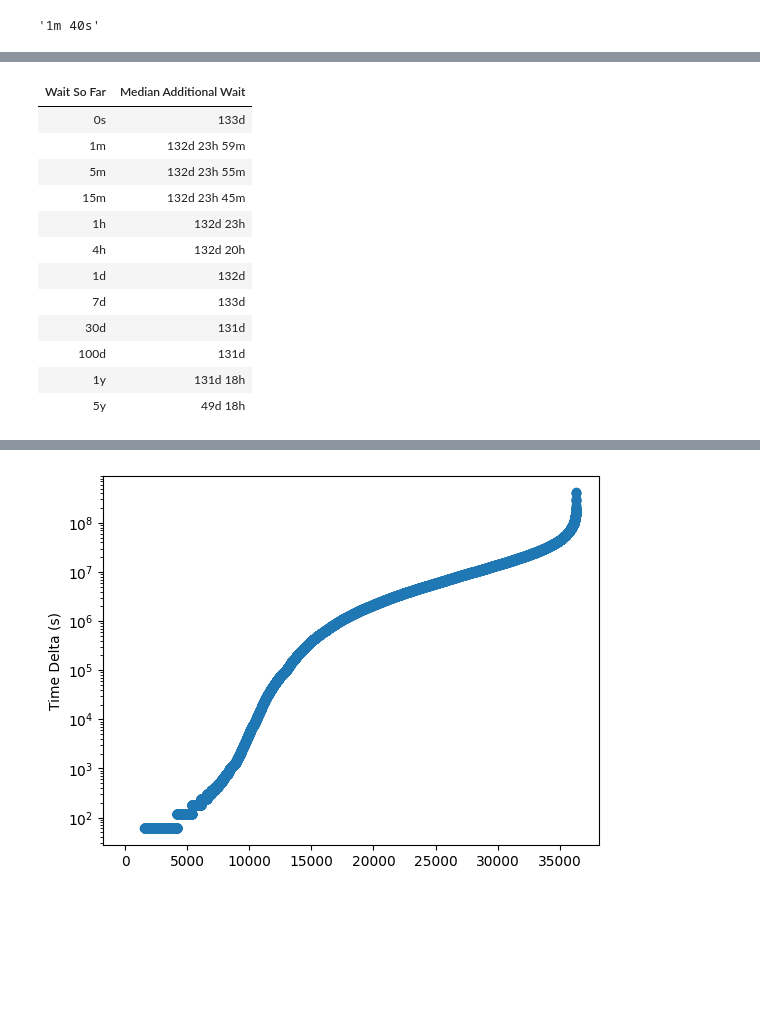
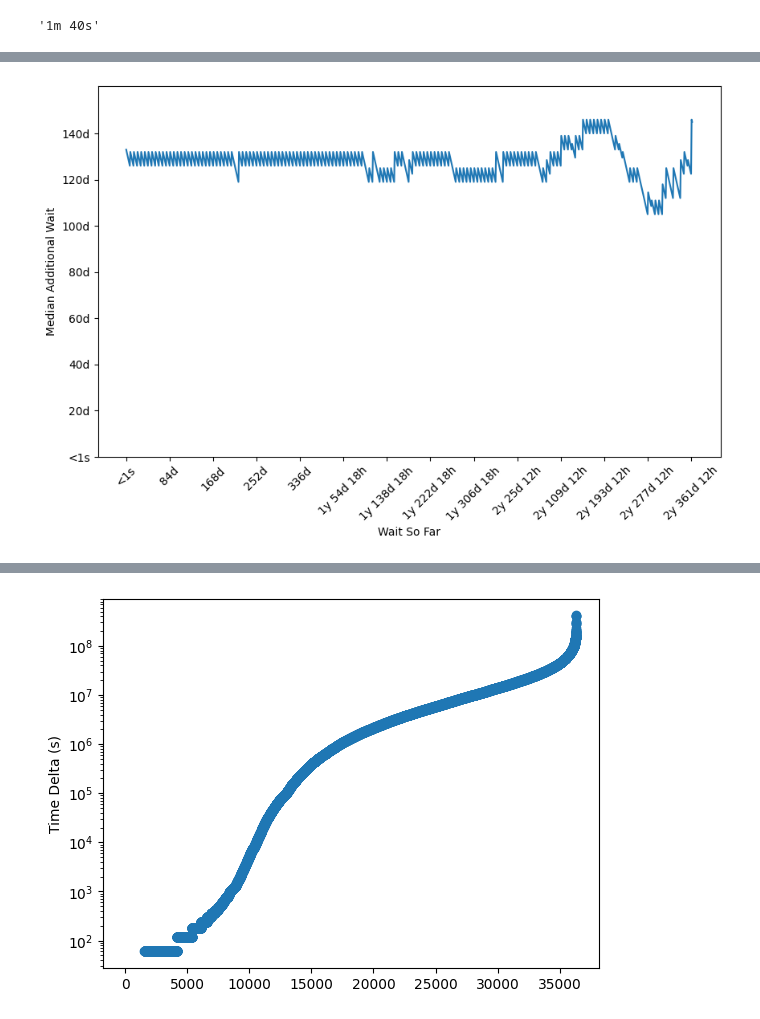
Before and after one commit to CarlKCarlK/wait-times, a Jupyter notebook: wait-times.ipynb, the cells around one changed output, grey strips where cells are left out. Drawn from its saved outputs; the diff is of its cells as text; code cells hidden in the pictures; blank space fills up the shorter version.

```diff
--- a/wait-times.ipynb
+++ b/wait-times.ipynb
@@ -148,16 +151,42 @@ lotto_df
-# %%
-wait_wait_table(lotto_df, wiki_wait_ticks).style.hide(axis="index")
-# %% [output]
-| Wait So Far | Median Additional Wait |
-| 0s | 133d |
-| 1m | 132d 23h 59m |
-| 5m | 132d 23h 55m |
-| 15m | 132d 23h 45m |
-| 1h | 132d 23h |
-| 4h | 132d 20h |
-| 1d | 132d |
-| 7d | 133d |
-| 30d | 131d |
-| 100d | 131d |
-| 1y | 131d 18h |
-| 5y | 49d 18h |
+# %%
+import matplotlib.pyplot as plt
+import math
+
+def wait_wait_plot(df, waits, wait_ticks, additional_ticks):
+    sorted_time_deltas_seconds = df['Time Delta'].dt.total_seconds()
+    xs = []
+    ys = []
+    for wait_tick in waits:
+        greater_or_equal_values = sorted_time_deltas_seconds[sorted_time_deltas_seconds >= wait_tick]
+        if len(greater_or_equal_values) == 0:
+            continue
+        median_wait = np.median(greater_or_equal_values)
+        additional_wait = median_wait - wait_tick
+        xs.append(wait_tick)
+        ys.append(additional_wait)
+        # results.append({"Wait So Far": seconds_to_text(wait_tick), "Median Additional Wait": seconds_to_text(additional_wait)})
+
+    plt.figure(figsize=(10, 6))
+    plt.xlabel('Wait So Far')
+    plt.ylim(bottom=0, top=1.1 * max(ys))
+    plt.ylabel('Median Additional Wait')
+    wait_tick_labels = [seconds_to_text(wait_tick) for wait_tick in wait_ticks]
+    plt.xticks(wait_ticks, wait_tick_labels, rotation=45)
+    plt.yticks(additional_ticks, [seconds_to_text(additional_tick) for additional_tick in additional_ticks])
+    # plt.grid(True, which="both", ls="--")
+
+    plt.plot(xs, ys, marker=None, linestyle='-')
+
+    plt.show()
+    # return pd.DataFrame(results)
+
+    # weeks_list = [1, 4, 52, 2*52, 3*52, 4*52, 5*52]
+# lotto_ticks = [0] + [week * 7 * 24 * 60 * 60 + extra_second for week in weeks_list for extra_second in [0, 0.001]]
+years = 3
+lotto_ticks = [day * 24 * 60 * 60 for day in range(365*years)]
+lotto_ticks = [four_week * 4 * 7 * 24 * 60 * 60 for four_week in range(0, math.ceil(365 * years / 7 / 4), years)]
+lotto_additional_ticks = [day * 24 * 60 * 60 for day in range(0, 160, 20)]
+
+wait_wait_plot(lotto_df, lotto_ticks, lotto_ticks, lotto_additional_ticks)
+# %% [output]
+[figure, added]
```
Also changed, not shown: parts of 12 cells of this notebook.
